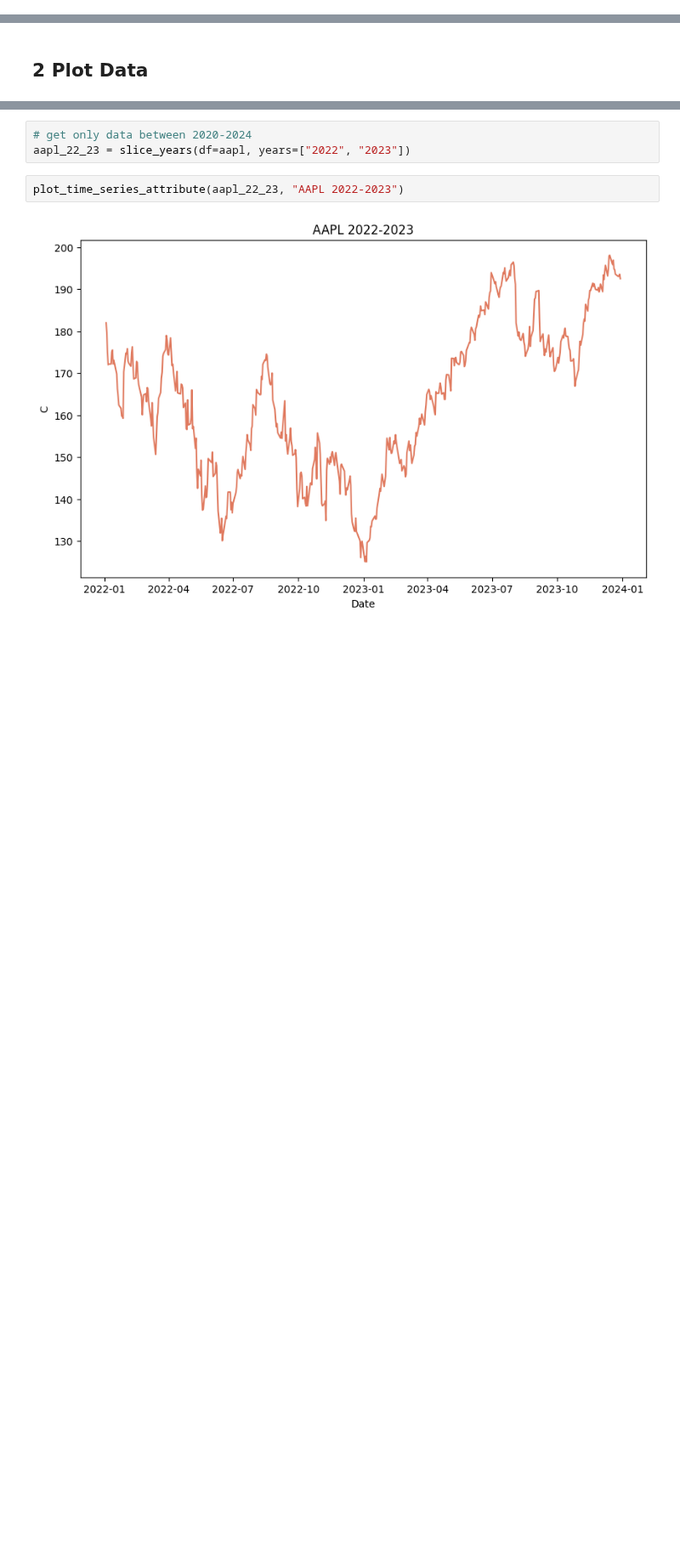
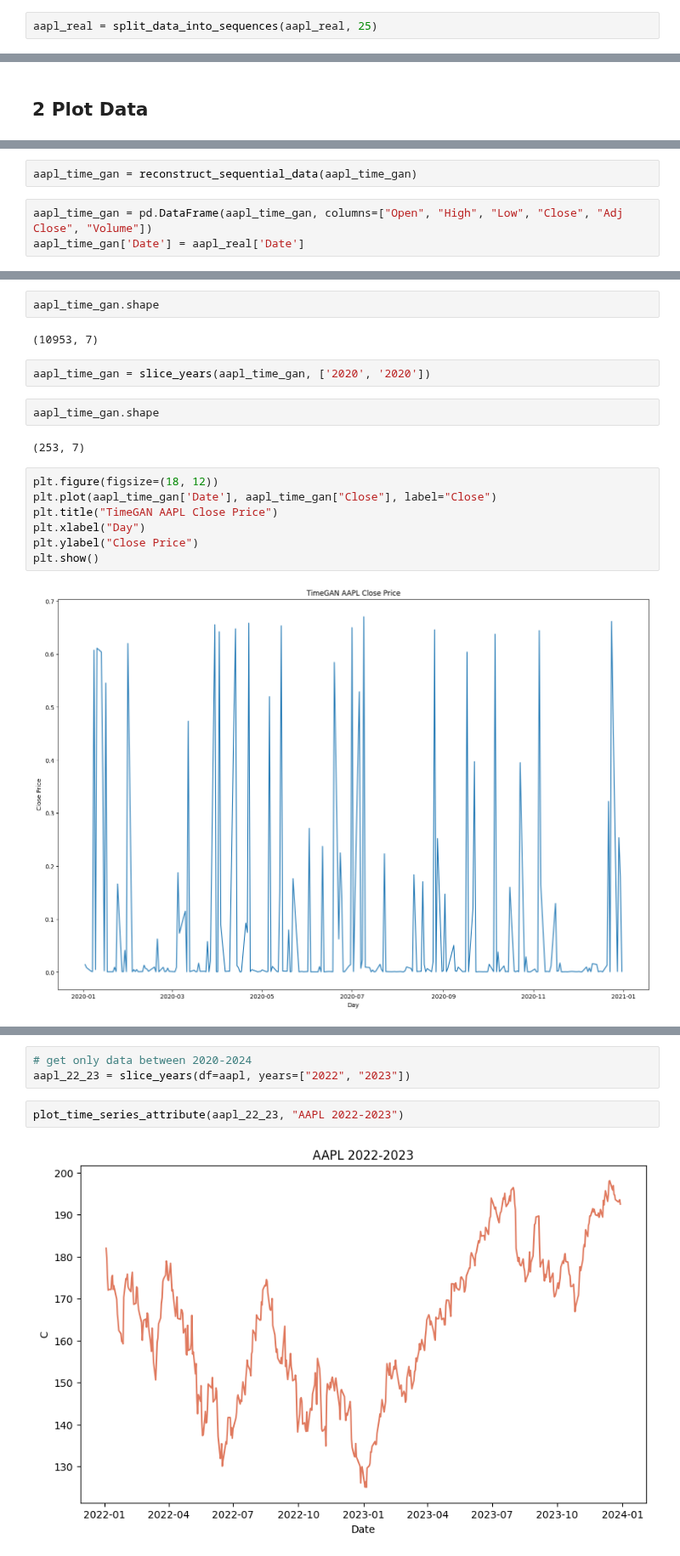
Before and after one commit to arneallwardt/time_series_data_augmentation, a Jupyter notebook: experiments.ipynb, the cells around one changed output, grey strips where cells are left out. Shown at 85% size. Saved outputs shown, nothing was run; the diff lists cells and outputs as text; blank space fills up the shorter version.

Commit message:
- correct order of columns for real time series data in csv filde - adjusted data loading process of timeGAN to suit the needed data structure

```diff
--- a/experiments.ipynb
+++ b/experiments.ipynb
@@ -62,0 +32,2 @@ NameError: name 'load_time_series' is not defined
+# %%
+aapl_real = split_data_into_sequences(aapl_real, 25)
@@ -64,0 +62,5 @@ NameError: name 'load_time_series' is not defined
+# %%
+aapl_time_gan = reconstruct_sequential_data(aapl_time_gan)
+# %%
+aapl_time_gan = pd.DataFrame(aapl_time_gan, columns=["Open", "High", "Low", "Close", "Adj Close", "Volume"])
+aapl_time_gan['Date'] = aapl_real['Date']
@@ -65,3 +88,22 @@ NameError: name 'load_time_series' is not defined
+# %%
+aapl_time_gan.shape
+# %% [output]
+(10953, 7)
+# %%
+aapl_time_gan = slice_years(aapl_time_gan, ['2020', '2020'])
+# %%
+aapl_time_gan.shape
+# %% [output]
+(253, 7)
+# %%
+plt.figure(figsize=(18, 12))
+plt.plot(aapl_time_gan['Date'], aapl_time_gan["Close"], label="Close")
+plt.title("TimeGAN AAPL Close Price")
+plt.xlabel("Day")
+plt.ylabel("Close Price")
+plt.show()
+# %% [output]
+[figure, added]
 # %%
 plot_time_series_attribute(df=aapl, title="AAPL")
 # %% [output]
```
Also changed, not shown: parts of 14 cells of this notebook, 11 other files.
